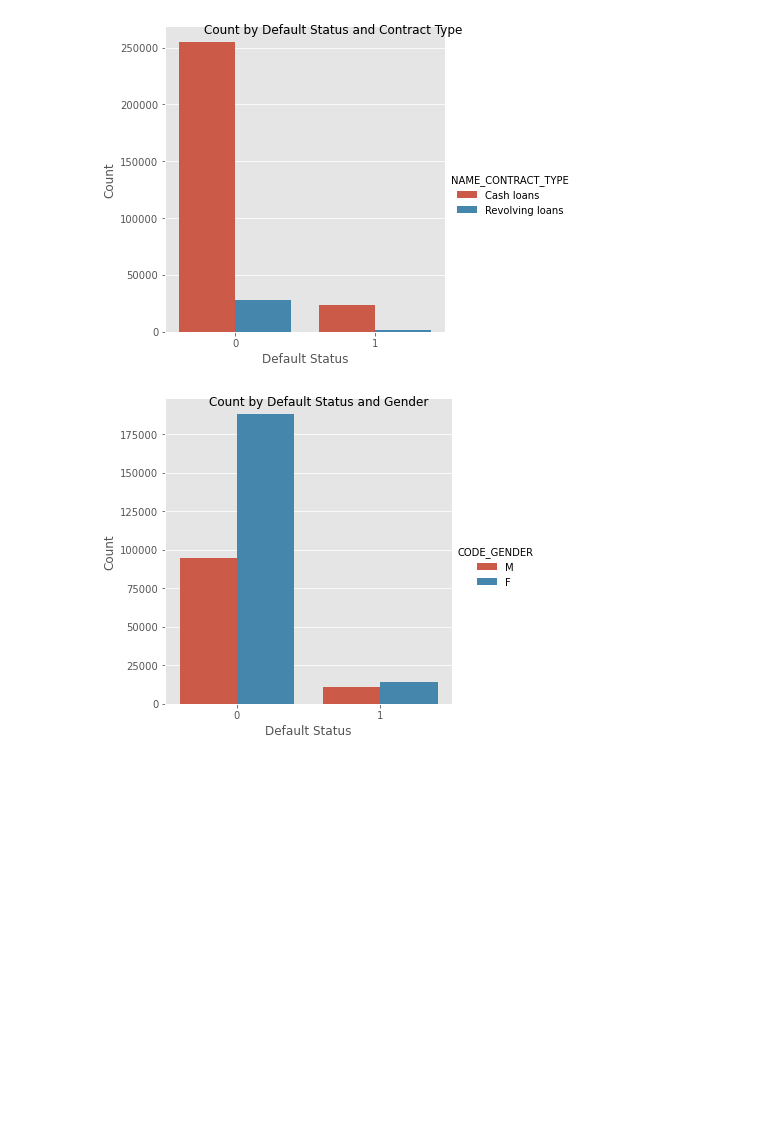
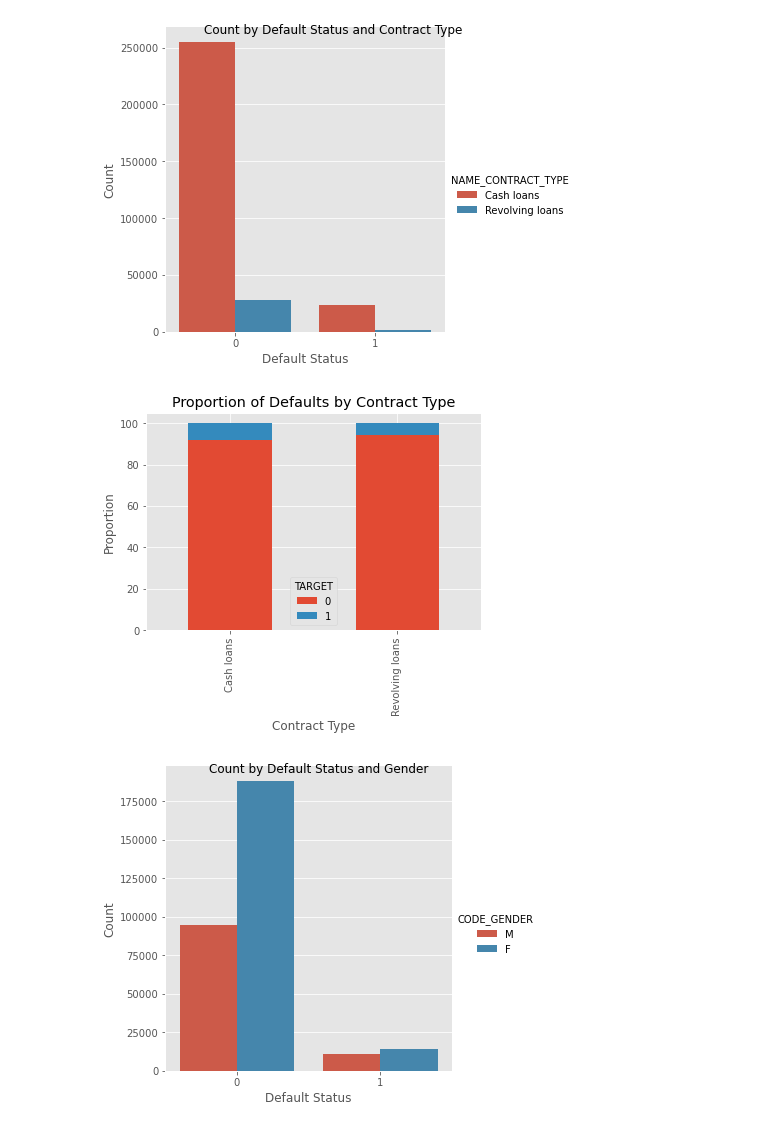
Before and after one commit to hudsonbat/Data-201, a Jupyter notebook: CreditDefault.ipynb, the cells around one changed output. Drawn from its saved outputs; the diff is of its cells as text; code cells hidden in the pictures; blank space fills up the shorter version.

```diff
--- a/CreditDefault.ipynb
+++ b/CreditDefault.ipynb
@@ -403,6 +431,18 @@ contract.set_axis_labels('Default Status', "Count")
 plt.show()
 # %% [output]
 [figure]
+# %%
+contract = data2.groupby(['NAME_CONTRACT_TYPE','TARGET'])['TARGET'].count()
+contract = contract.unstack()
+
+contract2 = contract.apply(lambda x: x*100/sum(x),axis=1)
+
+contract2.plot(kind='bar', stacked=True,title='Proportion of Defaults by Contract Type')
+plt.xlabel('Contract Type')
+plt.ylabel('Proportion')
+plt.show()
+# %% [output]
+[figure, added]
 # %%
 sex = sns.factorplot('TARGET', hue = 'CODE_GENDER', data=data2, kind='count')
 sex.fig.suptitle('Count by Default Status and Gender')
```
Also changed, not shown: parts of 32 cells of this notebook.
